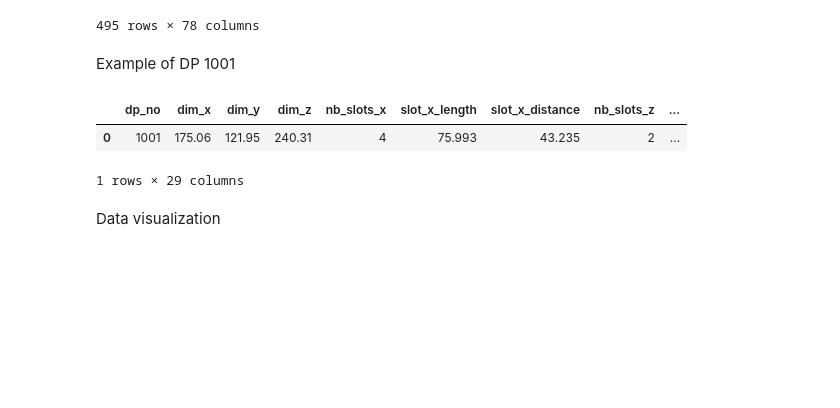
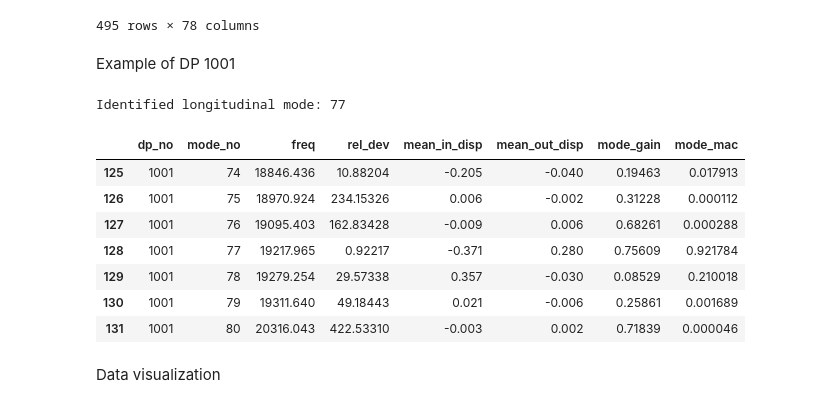
Before and after one commit to francoisbrouet/sep24_cds_int_us-welding, a Jupyter notebook: notebooks/8-draft_streamlit.ipynb, the cells around one changed output. Drawn from its saved outputs; the diff is of its cells as text; code cells hidden in the pictures; blank space fills up the shorter version.

```diff
--- a/notebooks/8-draft_streamlit.ipynb
+++ b/notebooks/8-draft_streamlit.ipynb
@@ -101,16 +102,26 @@ Example of DP 1001
 # %%
 dp = 1001
 # %%
+# Geometrical parameters
 df_params.loc[df_params['dp_no'] == dp]
-# Geometrical parameters
-# Identified longitudinal mode for this design point: 77
+
+# Identified longitudinal mode for this design point
+id_long = df_params.loc[df_params['dp_no'] == dp, 'mode_no_long'].item()
+print ('Identified longitudinal mode:', id_long)
 # %% [output]
-|  | dp_no | dim_x | dim_y | dim_z | nb_slots_x | slot_x_length | slot_x_distance | nb_slots_z | ... |
-| 0 | 1001 | 175.06 | 121.95 | 240.31 | 4 | 75.993 | 43.235 | 2 | ... |
-1 rows × 29 columns
+Identified longitudinal mode: 77
 # %%
 # List of modes around 77
-lst_modes = range(id_long-4, id_long+4)
-df_params.loc[(df_params['dp_no'] == id_long) & (df_params['dp_no'].isin(lst_modes))]
+lst_modes = range(id_long-3, id_long+4)
+df_modes.loc[(df_modes['dp_no'] == dp) & (df_modes['mode_no'].isin(lst_modes))]
 
 # Look at frequencies and MAC
+# %% [output]
+|  | dp_no | mode_no | freq | rel_dev | mean_in_disp | mean_out_disp | mode_gain | mode_mac |
+| 125 | 1001 | 74 | 18846.436 | 10.88204 | -0.205 | -0.040 | 0.19463 | 0.017913 |
+| 126 | 1001 | 75 | 18970.924 | 234.15326 | 0.006 | -0.002 | 0.31228 | 0.000112 |
+| 127 | 1001 | 76 | 19095.403 | 162.83428 | -0.009 | 0.006 | 0.68261 | 0.000288 |
+| 128 | 1001 | 77 | 19217.965 | 0.92217 | -0.371 | 0.280 | 0.75609 | 0.921784 |
+| 129 | 1001 | 78 | 19279.254 | 29.57338 | 0.357 | -0.030 | 0.08529 | 0.210018 |
+| 130 | 1001 | 79 | 19311.640 | 49.18443 | 0.021 | -0.006 | 0.25861 | 0.001689 |
+| 131 | 1001 | 80 | 20316.043 | 422.53310 | -0.003 | 0.002 | 0.71839 | 0.000046 |
```
Also changed, not shown: parts of 6 cells of this notebook, 1 other file.
